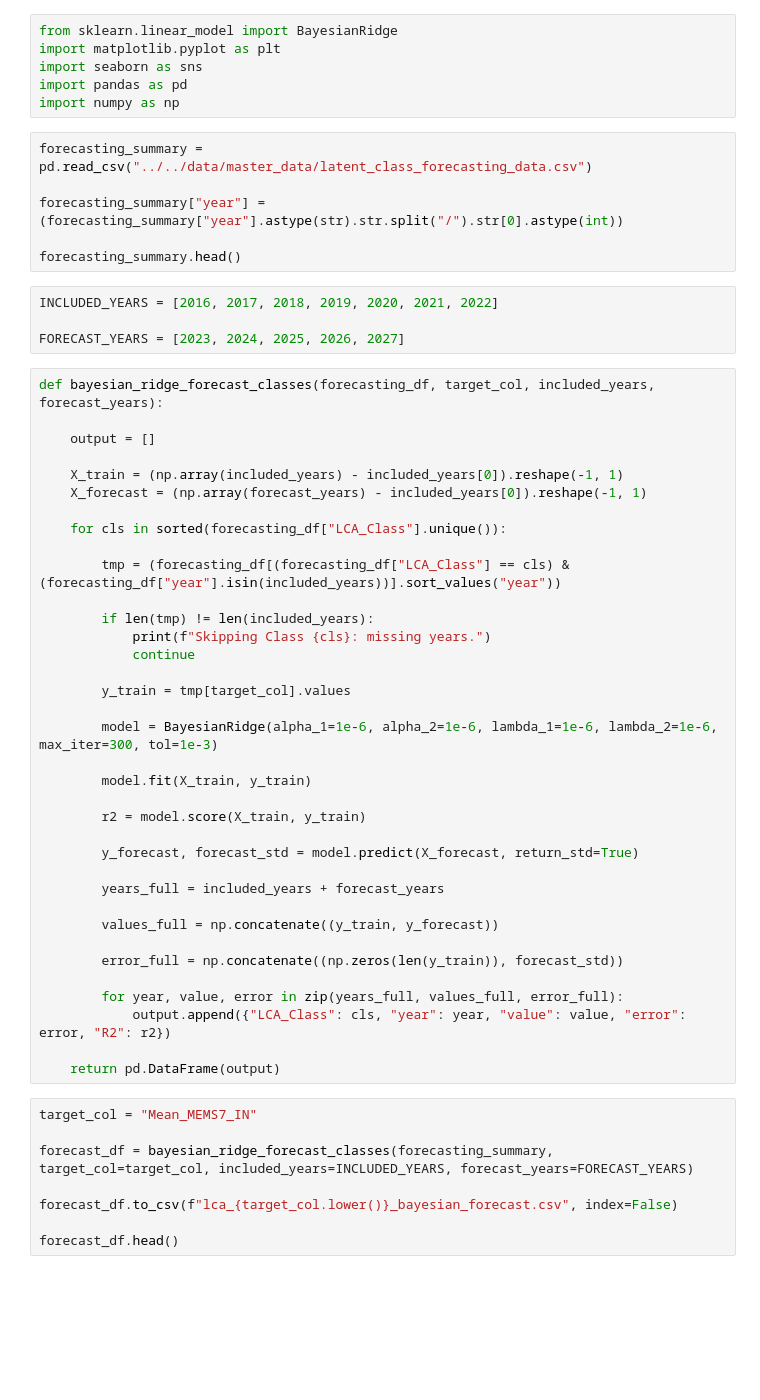
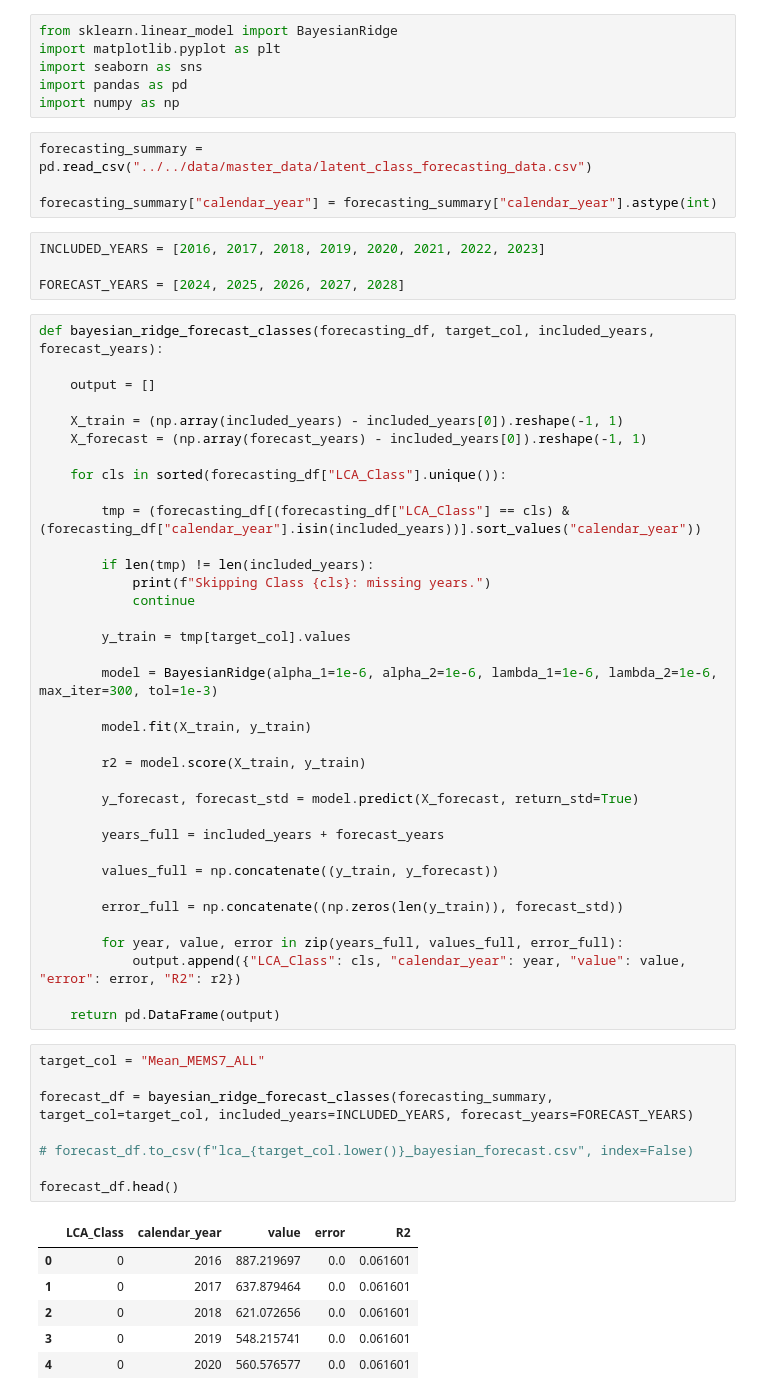
Before and after one commit to ferguswatson39/london_sport2, a Jupyter notebook: exploration/clustering/1.6_latent_class_forecasting_script.ipynb, the cells around one changed output. Saved outputs shown, nothing was run; the diff lists cells and outputs as text; blank space fills up the shorter version.

```diff
--- a/exploration/clustering/1.6_latent_class_forecasting_script.ipynb
+++ b/exploration/clustering/1.6_latent_class_forecasting_script.ipynb
@@ -7,13 +7,11 @@ import numpy as np
 # %%
 forecasting_summary = pd.read_csv("../../data/master_data/latent_class_forecasting_data.csv")
 
-forecasting_summary["year"] = (forecasting_summary["year"].astype(str).str.split("/").str[0].astype(int))
-
-forecasting_summary.head()
+forecasting_summary["calendar_year"] = forecasting_summary["calendar_year"].astype(int)
 # %%
-INCLUDED_YEARS = [2016, 2017, 2018, 2019, 2020, 2021, 2022]
+INCLUDED_YEARS = [2016, 2017, 2018, 2019, 2020, 2021, 2022, 2023]
 
-FORECAST_YEARS = [2023, 2024, 2025, 2026, 2027]
+FORECAST_YEARS = [2024, 2025, 2026, 2027, 2028]
 # %%
 def bayesian_ridge_forecast_classes(forecasting_df, target_col, included_years, forecast_years):
 
@@ -24,7 +22,7 @@ def bayesian_ridge_forecast_classes(forecasting_df, target_col, included_years,
 
     for cls in sorted(forecasting_df["LCA_Class"].unique()):
 
-        tmp = (forecasting_df[(forecasting_df["LCA_Class"] == cls) & (forecasting_df["year"].isin(included_years))].sort_values("year"))
+        tmp = (forecasting_df[(forecasting_df["LCA_Class"] == cls) & (forecasting_df["calendar_year"].isin(included_years))].sort_values("calendar_year"))
 
         if len(tmp) != len(included_years):
             print(f"Skipping Class {cls}: missing years.")
@@ -47,16 +45,23 @@ def bayesian_ridge_forecast_classes(forecasting_df, target_col, included_years,
         error_full = np.concatenate((np.zeros(len(y_train)), forecast_std))
 
         for year, value, error in zip(years_full, values_full, error_full):
-            output.append({"LCA_Class": cls, "year": year, "value": value, "error": error, "R2": r2})
+            output.append({"LCA_Class": cls, "calendar_year": year, "value": value, "error": error, "R2": r2})
 
     return pd.DataFrame(output)
 # %%
-target_col = "Mean_MEMS7_IN"
+target_col = "Mean_MEMS7_ALL"
 
 forecast_df = bayesian_ridge_forecast_classes(forecasting_summary, target_col=target_col, included_years=INCLUDED_YEARS, forecast_years=FORECAST_YEARS)
 
-forecast_df.to_csv(f"lca_{target_col.lower()}_bayesian_forecast.csv", index=False)
+# forecast_df.to_csv(f"lca_{target_col.lower()}_bayesian_forecast.csv", index=False)
 
 forecast_df.head()
+# %% [output]
+|  | LCA_Class | calendar_year | value | error | R2 |
+| 0 | 0 | 2016 | 887.219697 | 0.0 | 0.061601 |
+| 1 | 0 | 2017 | 637.879464 | 0.0 | 0.061601 |
+| 2 | 0 | 2018 | 621.072656 | 0.0 | 0.061601 |
+| 3 | 0 | 2019 | 548.215741 | 0.0 | 0.061601 |
+| 4 | 0 | 2020 | 560.576577 | 0.0 | 0.061601 |
 # %%
 class_names = {
```
Also changed, not shown: parts of 2 cells of this notebook, 3 other files.
